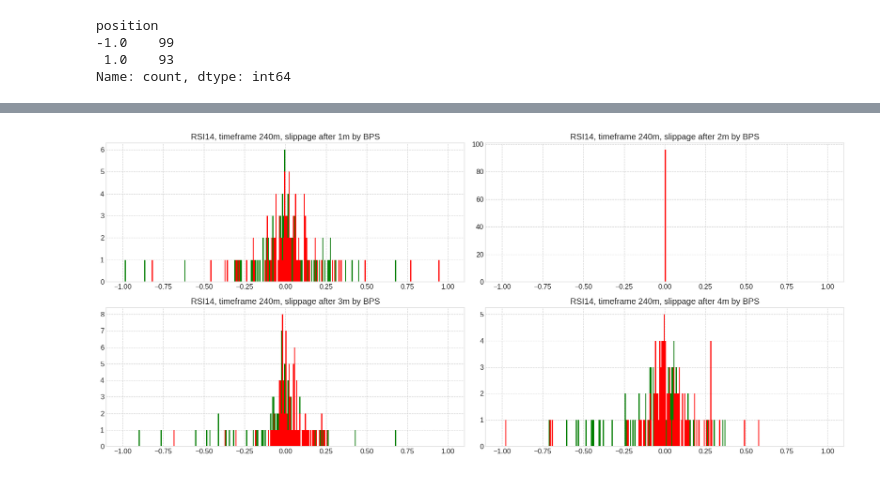
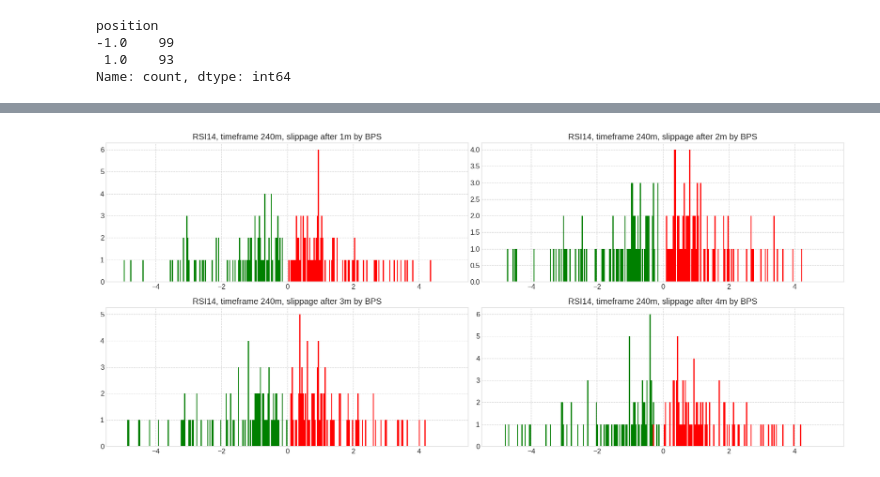
Before and after one commit to sharavsambuu/trading-cost-analysis, a Jupyter notebook: crypto_rsi_slippage.ipynb, the cells around one changed output, grey strips where cells are left out. Cells and saved outputs as stored; diff of their text form; code cells hidden in the pictures.

```diff
--- a/crypto_rsi_slippage.ipynb
+++ b/crypto_rsi_slippage.ipynb
@@ -193,3 +190,7 @@ plt.show();
+# %%
+df_ = pd.read_csv("./data/BTCUSDT.csv", parse_dates=True)
+df_ = df_.set_index(pd.DatetimeIndex(df_['datetime']))
+del df_['datetime']
 # %%
 timeframe_by_hours  = 1
 timeframe_by_minute = timeframe_by_hours*60
@@ -315,15 +316,12 @@ for idx, row in df[df['position']==-1].iterrows():
     if idx in df_eval.index:
         df_eval.at[idx, 'short_entry'] = float(row['Close'])
 
-
-look_ahead_shift = 1
-df_eval['long_entry' ] = df_eval['long_entry' ].shift(timeframe_by_minute+look_ahead_shift)
-df_eval['short_entry'] = df_eval['short_entry'].shift(timeframe_by_minute+look_ahead_shift)
-
+df_eval['long_entry' ] = df_eval['long_entry' ].shift(timeframe_by_minute)
+df_eval['short_entry'] = df_eval['short_entry'].shift(timeframe_by_minute)
 
 # Multiple scenarios are like how many minutes after an order executed.
 for executed_after_minute in range(1, 4+1):
-    df_eval[f"Close_{executed_after_minute}"            ] = df_eval[f"Close"].shift(executed_after_minute)
+    df_eval[f"Close_{executed_after_minute}"            ] = df_eval[f"Close"].shift(timeframe_by_minute+executed_after_minute)
     df_eval[f"long_slippage{executed_after_minute}_pct" ] = np.nan
     df_eval[f"short_slippage{executed_after_minute}_pct"] = np.nan
 
@@ -366,3 +364,7 @@ plt.show();
+# %%
+df_ = pd.read_csv("./data/BTCUSDT.csv", parse_dates=True)
+df_ = df_.set_index(pd.DatetimeIndex(df_['datetime']))
+del df_['datetime']
 # %%
 timeframe_by_hours  = 4
 timeframe_by_minute = timeframe_by_hours*60
@@ -488,15 +465,12 @@ for idx, row in df[df['position']==-1].iterrows():
     if idx in df_eval.index:
         df_eval.at[idx, 'short_entry'] = float(row['Close'])
 
-
-look_ahead_shift = 1
-df_eval['long_entry' ] = df_eval['long_entry' ].shift(timeframe_by_minute+look_ahead_shift)
-df_eval['short_entry'] = df_eval['short_entry'].shift(timeframe_by_minute+look_ahead_shift)
-
+df_eval['long_entry' ] = df_eval['long_entry' ].shift(timeframe_by_minute)
+df_eval['short_entry'] = df_eval['short_entry'].shift(timeframe_by_minute)
 
 # Multiple scenarios are like how many minutes after an order executed.
 for executed_after_minute in range(1, 4+1):
-    df_eval[f"Close_{executed_after_minute}"            ] = df_eval[f"Close"].shift(executed_after_minute)
+    df_eval[f"Close_{executed_after_minute}"            ] = df_eval[f"Close"].shift(timeframe_by_minute+executed_after_minute)
     df_eval[f"long_slippage{executed_after_minute}_pct" ] = np.nan
     df_eval[f"short_slippage{executed_after_minute}_pct"] = np.nan
 
@@ -512,27 +486,27 @@ for executed_after_minute in range(1, 4+1):
 # %%
 # Slippage by bps distribution after order executed x minutes
 
 _, axs = plt.subplots(2, 2, figsize=(18, 8))
 
-range_by_bps = (-1.0, 1.0)
+range_by_bps = (-5.0, 5.0)
 
 l11 = axs[0,0].hist(df_eval[df_eval[f"long_slippage1_bps" ].notnull()][f"long_slippage1_bps" ].values, bins=300, range=range_by_bps, label="Long slippage BPS" , color='g')
 l12 = axs[0,0].hist(df_eval[df_eval[f"short_slippage1_bps"].notnull()][f"short_slippage1_bps"].values, bins=300, range=range_by_bps, label="Short slippage BPS", color='r')
 axs[0,0].set_title(f"RSI{rsi_period}, timeframe {timeframe_by_minute}m, slippage after 1m by BPS")
 
 l21 = axs[0,1].hist(df_eval[df_eval[f"long_slippage2_bps" ].notnull()][f"long_slippage2_bps" ].values, bins=300, range=range_by_bps, label="Long slippage BPS" , color='g')
 l22 = axs[0,1].hist(df_eval[df_eval[f"short_slippage2_bps"].notnull()][f"short_slippage2_bps"].values, bins=300, range=range_by_bps, label="Short slippage BPS", color='r')
 axs[0,1].set_title(f"RSI{rsi_period}, timeframe {timeframe_by_minute}m, slippage after 2m by BPS")
 
 l31 = axs[1,0].hist(df_eval[df_eval[f"long_slippage3_bps" ].notnull()][f"long_slippage3_bps" ].values, bins=300, range=range_by_bps, label="Long slippage BPS" , color='g')
 l32 = axs[1,0].hist(df_eval[df_eval[f"short_slippage3_bps"].notnull()][f"short_slippage3_bps"].values, bins=300, range=range_by_bps, label="Short slippage BPS", color='r')
 axs[1,0].set_title(f"RSI{rsi_period}, timeframe {timeframe_by_minute}m, slippage after 3m by BPS")
 
 l41 = axs[1,1].hist(df_eval[df_eval[f"long_slippage4_bps" ].notnull()][f"long_slippage4_bps" ].values, bins=300, range=range_by_bps, label="Long slippage BPS" , color='g')
 l42 = axs[1,1].hist(df_eval[df_eval[f"short_slippage4_bps"].notnull()][f"short_slippage4_bps"].values, bins=300, range=range_by_bps, label="Short slippage BPS", color='r')
 axs[1,1].set_title(f"RSI{rsi_period}, timeframe {timeframe_by_minute}m, slippage after 4m by BPS")
 
 plt.tight_layout()
 plt.show();
 # %% [output]
-[figure, old version]
+[figure, new version]
```
Also changed, not shown: parts of 13 cells of this notebook, 3 other files.
